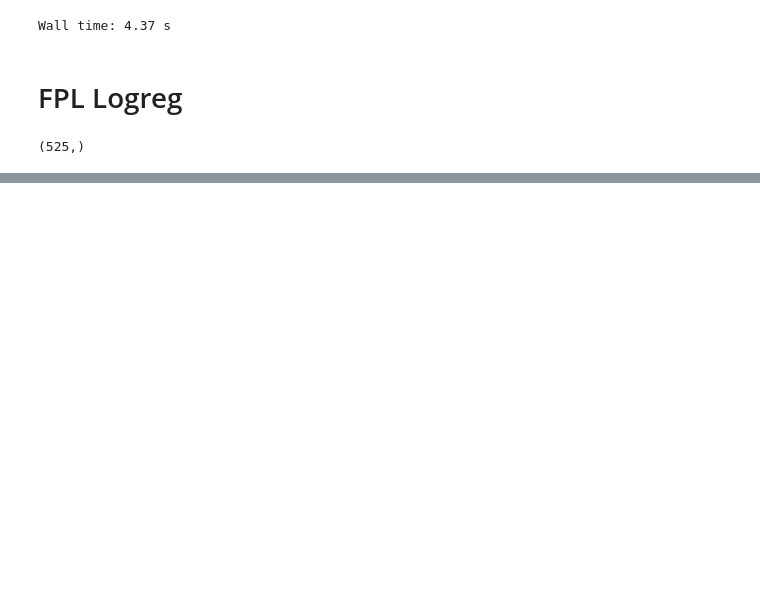
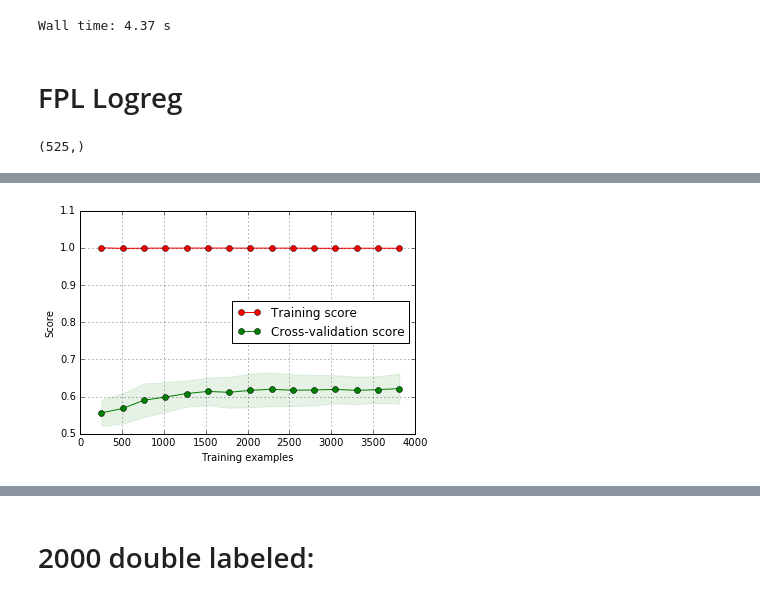
Before and after one commit to tj2huang/nyu-twipsy, a Jupyter notebook: learning-curves.ipynb, the cells around one changed output, grey strips where cells are left out. Saved outputs shown, nothing was run; the diff lists cells and outputs as text; code cells hidden in the pictures; blank space fills up the shorter version.

```diff
--- a/learning-curves.ipynb
+++ b/learning-curves.ipynb
@@ -106,0 +71,7 @@ plot_learning_curve(clf_fpl, X, y)
+# %%
+%%time
+
+from data import DataAccess, LabelGetter
+
+Labeled = DataAccess.get_as_dataframe()
+L = LabelGetter(Labeled)
@@ -106,0 +80,7 @@ plot_learning_curve(clf_fpl, X, y)
+# %%
+X, y = L.get_first_person_label()
+# %%
+%%time
+plot_learning_curve(clf_fpl, X, y, train_pieces=20)
+# %% [output]
+[figure, added]
@@ -106,0 +88,2 @@ plot_learning_curve(clf_fpl, X, y)
+# %% [markdown]
+# 2000 double labeled:
```
Also changed, not shown: parts of 19 cells of this notebook, 1 other file.
